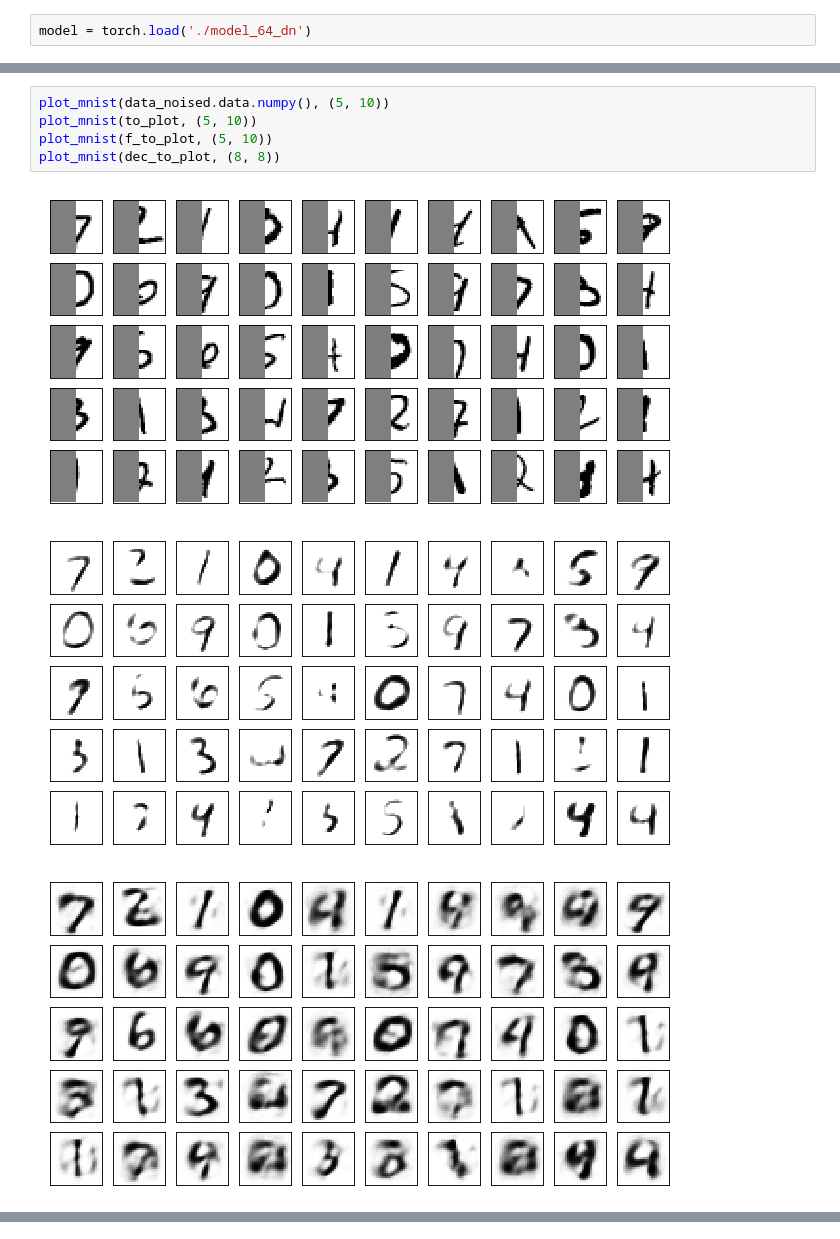
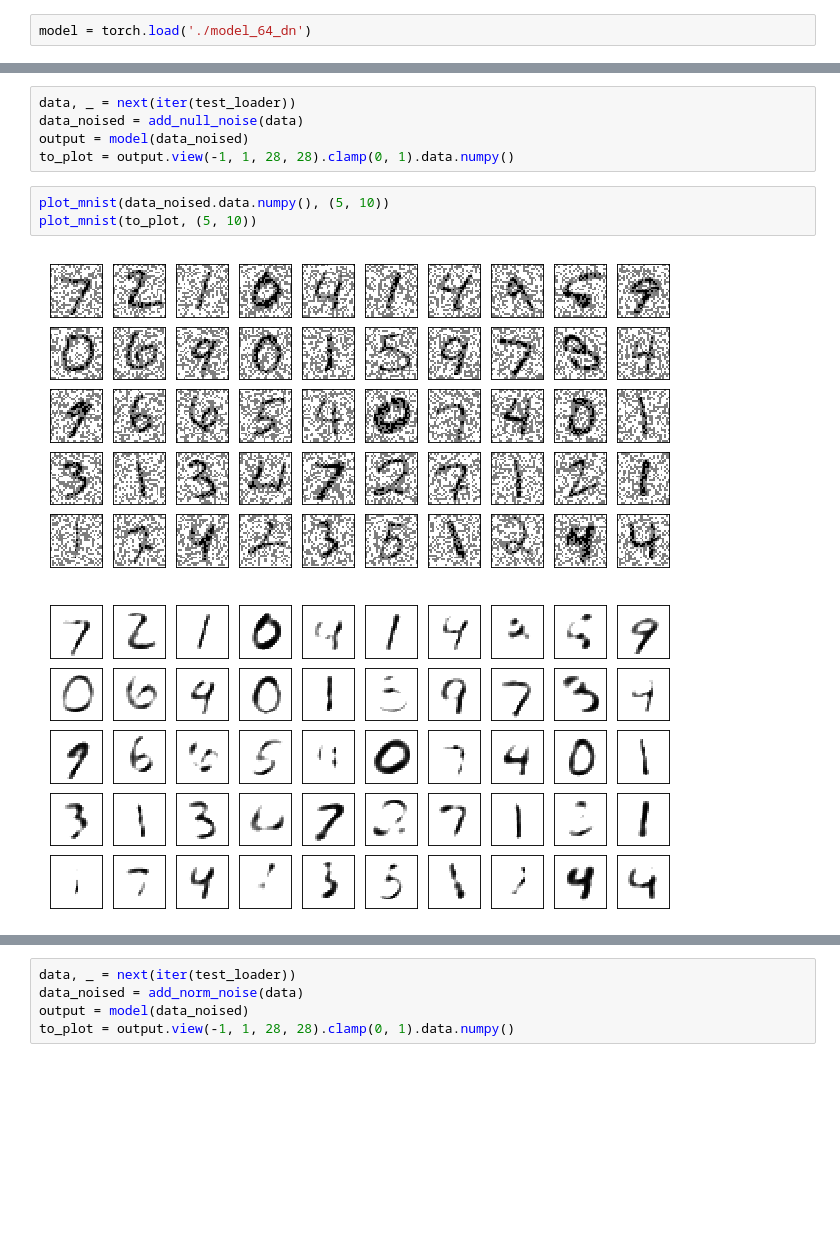
Before and after one commit to aleksey-egorov/dl-engineer-homework, a Jupyter notebook: homework_4/sparse_ae_2layers_kl_denoise.ipynb, the cells around one changed output, grey strips where cells are left out. Drawn from its saved outputs; the diff is of its cells as text; blank space fills up the shorter version.

```diff
--- a/homework_4/sparse_ae_2layers_kl_denoise.ipynb
+++ b/homework_4/sparse_ae_2layers_kl_denoise.ipynb
@@ -223,9 +205,11 @@ tensor([ 4,  5,  5,  6,  3,  5,  4,  3,  2,  5,  6,  2,  3,  8,
+# %%
+data, _ = next(iter(test_loader))
+data_noised = add_null_noise(data)
+output = model(data_noised)
+to_plot = output.view(-1, 1, 28, 28).clamp(0, 1).data.numpy()
 # %%
 plot_mnist(data_noised.data.numpy(), (5, 10))
 plot_mnist(to_plot, (5, 10))
-plot_mnist(f_to_plot, (5, 10))
-plot_mnist(dec_to_plot, (8, 8))
 # %% [output]
-[figure, old version]
+[figure, new version]
-[figure, old version]
+[figure, new version]
-[figure, removed]
@@ -232,0 +216,5 @@ plot_mnist(dec_to_plot, (8, 8))
+# %%
+data, _ = next(iter(test_loader))
+data_noised = add_norm_noise(data)
+output = model(data_noised)
+to_plot = output.view(-1, 1, 28, 28).clamp(0, 1).data.numpy()
```
Also changed, not shown: parts of 5 cells of this notebook, 3 other files.
